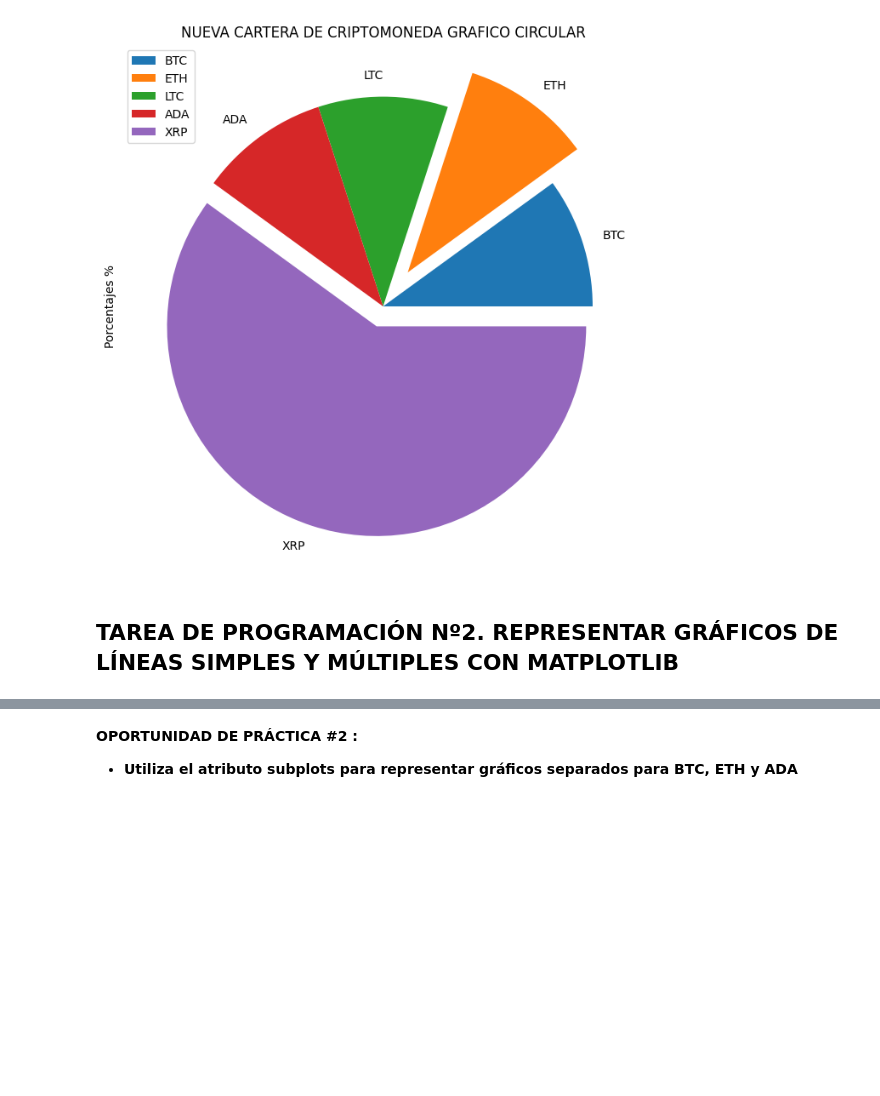
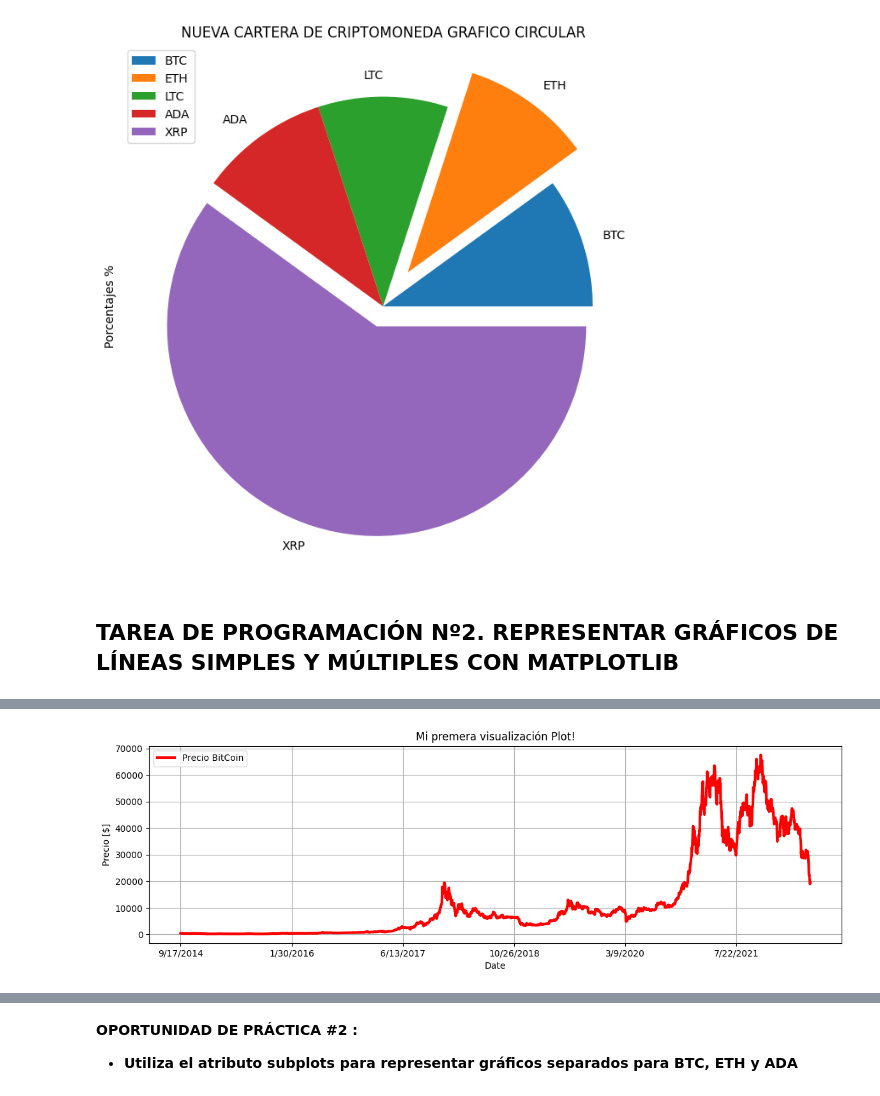
Before and after one commit to SandrAlzate/CV, a Jupyter notebook: Visualización_de_datos_IA.ipynb, the cells around one changed output, grey strips where cells are left out. Saved outputs shown, nothing was run; the diff lists cells and outputs as text; code cells hidden in the pictures; blank space fills up the shorter version.

```diff
--- a/Visualización_de_datos_IA.ipynb
+++ b/Visualización_de_datos_IA.ipynb
@@ -60,3 +60,5 @@ Text(0.5, 1.0, 'NUEVA CARTERA DE CRIPTOMONEDA GRAFICO CIRCULAR')
 ## TAREA DE PROGRAMACIÓN Nº2. REPRESENTAR GRÁFICOS DE LÍNEAS SIMPLES Y MÚLTIPLES CON MATPLOTLIB
 # %%
 # Usa Pandas read_csv para leer los precios diarios de las criptomonedas (BTC, ETH, y LTC)
+invetario_df = pd.read_csv('/content/crypto_daily_prices.csv')
+invetario_df
@@ -64,0 +79,9 @@ Text(0.5, 1.0, 'NUEVA CARTERA DE CRIPTOMONEDA GRAFICO CIRCULAR')
+# %%
+# Utilizar matplotlib en el Pandas DataFrame para trazar los datos
+invetario_df.plot(x = 'Date', y = 'BTC', label = 'Precio BitCoin', color = 'r', linewidth = 3, figsize= (14,4))
+plt.ylabel('Precio [$]')
+plt.title('Mi premera visualización Plot!')
+plt.legend(loc = "upper left")
+plt.grid()
+# %% [output]
+[figure, added]
```
Also changed, not shown: parts of 3 cells of this notebook.
